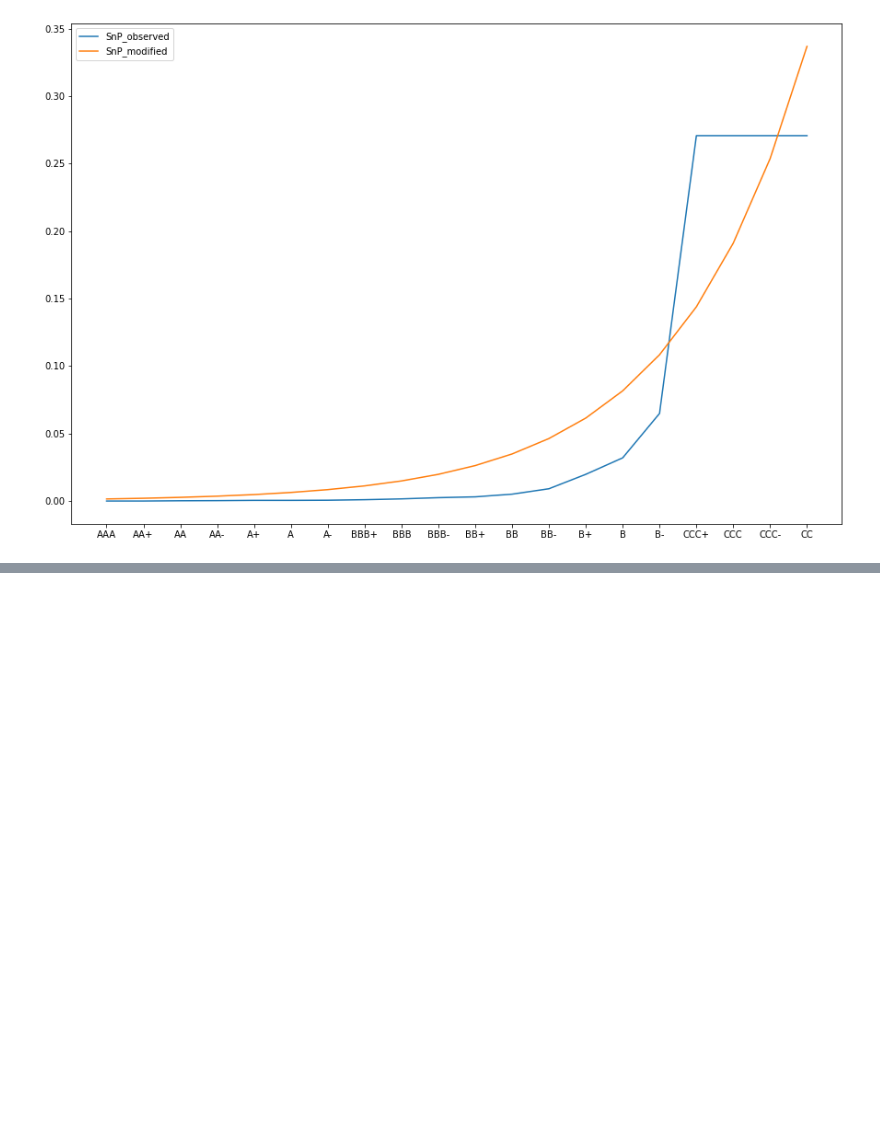
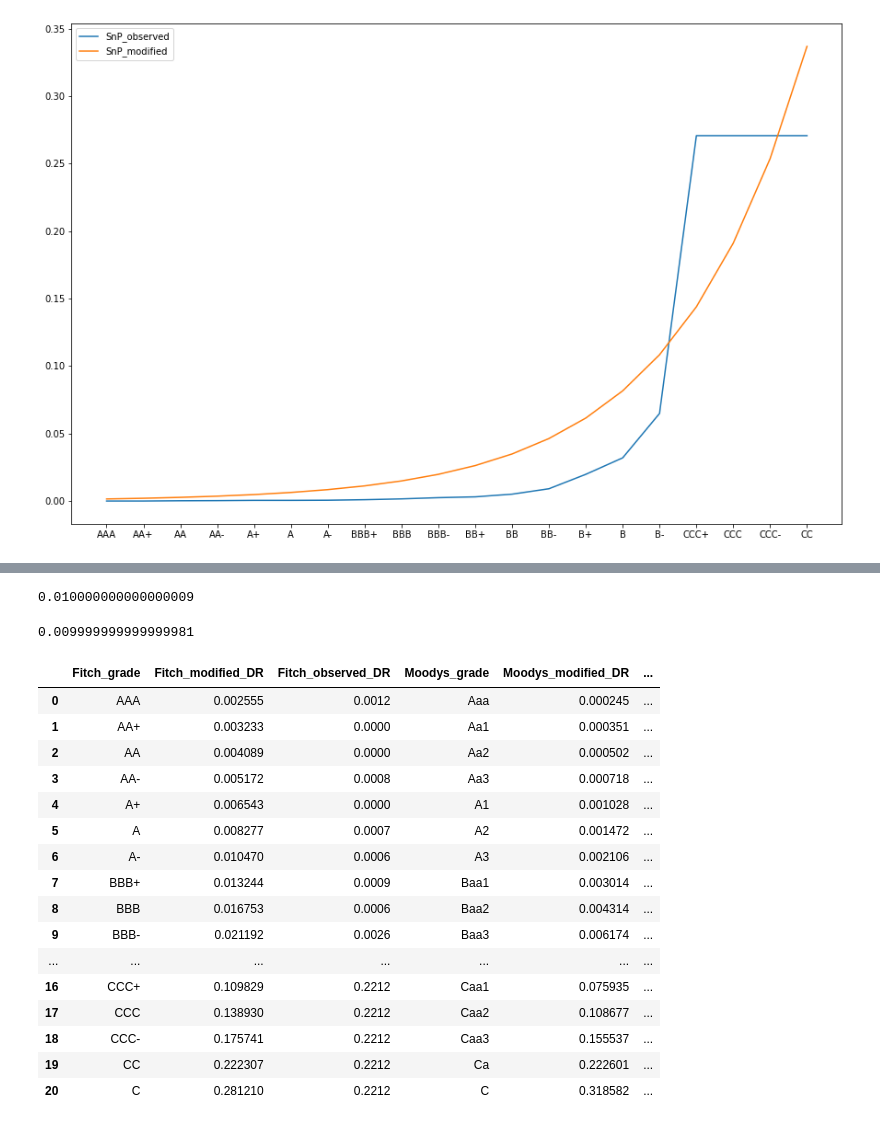
Before and after one commit to nk-ok1/CMF-proj, a Jupyter notebook: PD-curves.ipynb, the cells around one changed output, grey strips where cells are left out. Cells and saved outputs as stored; diff of their text form; code cells hidden in the pictures; blank space fills up the shorter version.

```diff
--- a/PD-curves.ipynb
+++ b/PD-curves.ipynb
@@ -66,6 +110,7 @@ ax.plot(df['Moodys_grade'],df.Moodys_observed_DR,label='Moodys_observed')
 ax.plot(df['Moodys_grade'],reg.predict(X),label='Moodys_modified')
 plt.legend(loc='best')
 plt.show()
+df.insert(loc=4,column='Moodys_modified_DR',value=reg.predict(X))
 # %% [output]
 [figure]
 # %%
@@ -76,5 +121,8 @@ ax.plot(df['SnP_grade'].dropna(),df.SnP_observed_DR.dropna(),label='SnP_observed
 ax.plot(df['SnP_grade'].dropna(),reg.predict(X[0:len(X)-1]),label='SnP_modified')
 plt.legend(loc='best')
 plt.show()
+df.insert(loc=7,column='SnP_modified_DR',value=reg.predict(X))
 # %% [output]
 [figure]
+# %%
+df['SnP_modified_DR'][len(X)-1]=np.NaN
@@ -80,0 +157,8 @@ plt.show()
+# %%
+a[10]-a[9]
+# %% [output]
+0.010000000000000009
+# %%
+a[15]-a[14]
+# %% [output]
+0.009999999999999981
@@ -80,0 +167,20 @@ plt.show()
+# %%
+df
+# %% [output]
+|  | Fitch_grade | Fitch_modified_DR | Fitch_observed_DR | Moodys_grade | Moodys_modified_DR | ... |
+| 0 | AAA | 0.002555 | 0.0012 | Aaa | 0.000245 | ... |
+| 1 | AA+ | 0.003233 | 0.0000 | Aa1 | 0.000351 | ... |
+| 2 | AA | 0.004089 | 0.0000 | Aa2 | 0.000502 | ... |
+| 3 | AA- | 0.005172 | 0.0008 | Aa3 | 0.000718 | ... |
+| 4 | A+ | 0.006543 | 0.0000 | A1 | 0.001028 | ... |
+| 5 | A | 0.008277 | 0.0007 | A2 | 0.001472 | ... |
+| 6 | A- | 0.010470 | 0.0006 | A3 | 0.002106 | ... |
+| 7 | BBB+ | 0.013244 | 0.0009 | Baa1 | 0.003014 | ... |
+| 8 | BBB | 0.016753 | 0.0006 | Baa2 | 0.004314 | ... |
+| 9 | BBB- | 0.021192 | 0.0026 | Baa3 | 0.006174 | ... |
+| ... | ... | ... | ... | ... | ... | ... |
+| 16 | CCC+ | 0.109829 | 0.2212 | Caa1 | 0.075935 | ... |
+| 17 | CCC | 0.138930 | 0.2212 | Caa2 | 0.108677 | ... |
+| 18 | CCC- | 0.175741 | 0.2212 | Caa3 | 0.155537 | ... |
+| 19 | CC | 0.222307 | 0.2212 | Ca | 0.222601 | ... |
+| 20 | C | 0.281210 | 0.2212 | C | 0.318582 | ... |
```
Also changed, not shown: parts of 8 cells of this notebook, 15 other files.
